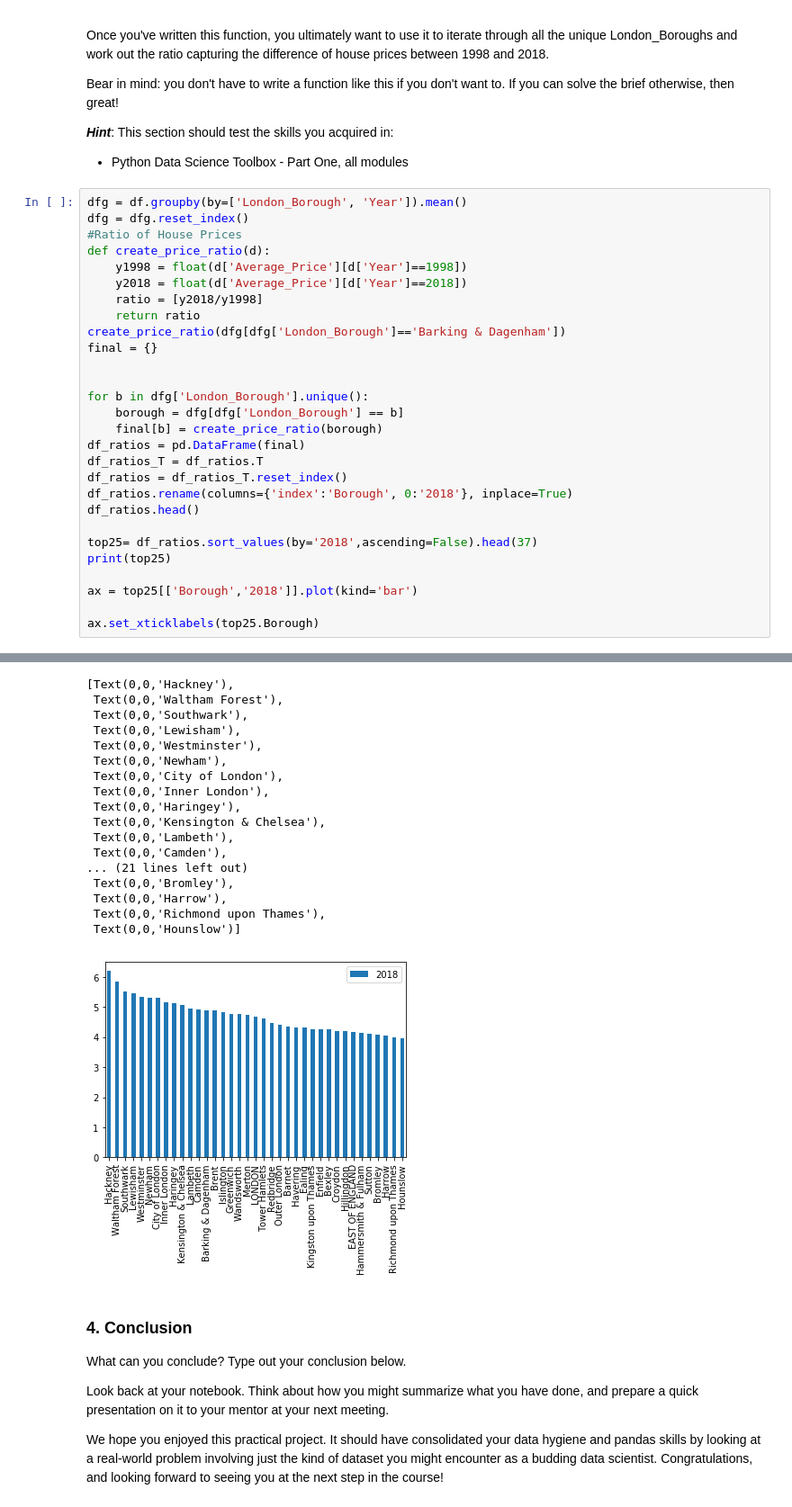
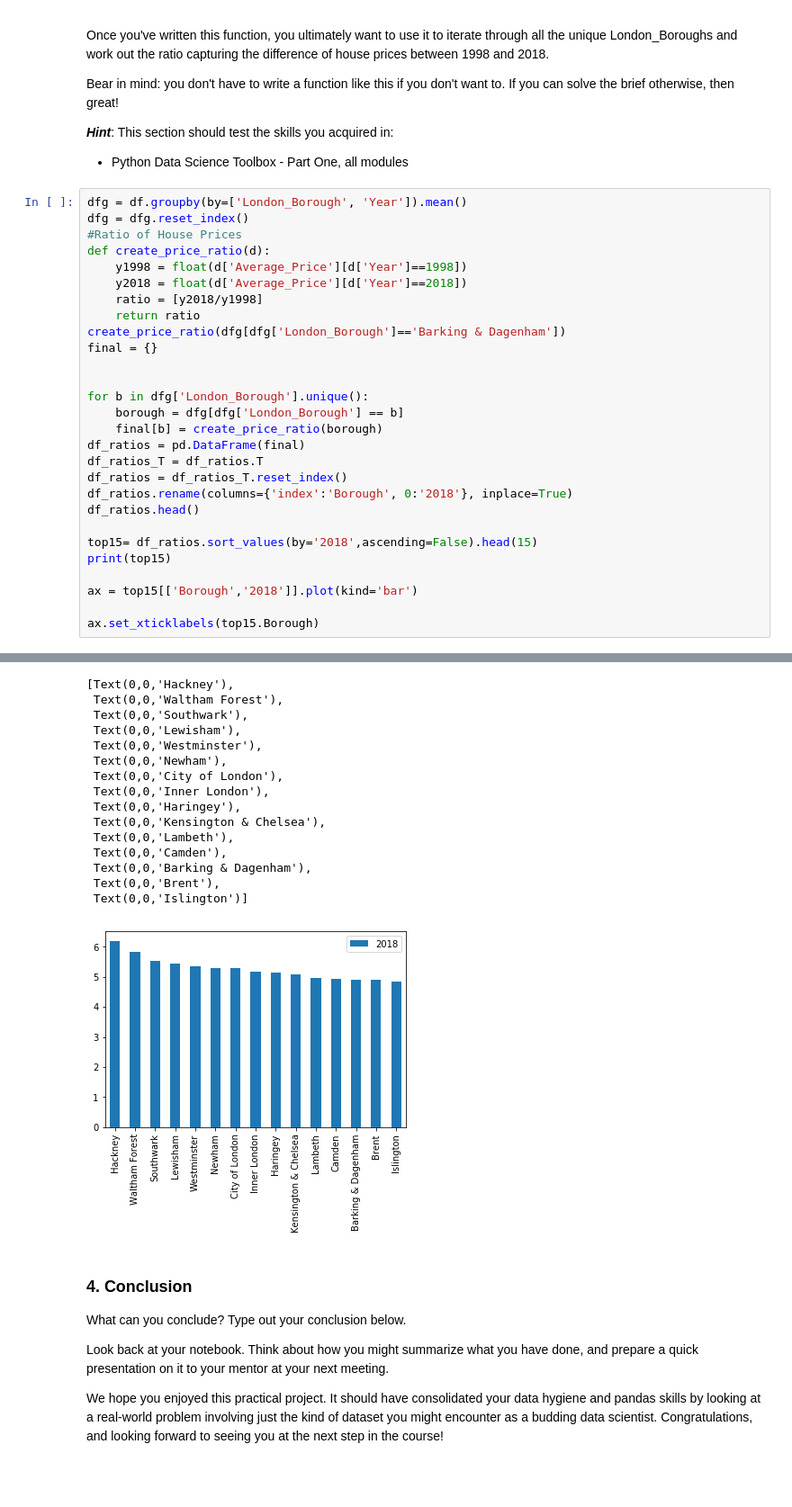
Before and after one commit to tsimon503/U4Project, a Jupyter notebook: Unit 4 Challenge - Tier 3 (2).ipynb, the cells around one changed output, grey strips where cells are left out. Shown at 90% size. Cells and saved outputs as stored; diff of their text form; blank space fills up the shorter version.

```diff
--- a/Unit 4 Challenge - Tier 3 (2).ipynb
+++ b/Unit 4 Challenge - Tier 3 (2).ipynb
@@ -275,12 +275,12 @@ df_ratios = df_ratios_T.reset_index()
 df_ratios.rename(columns={'index':'Borough', 0:'2018'}, inplace=True)
 df_ratios.head()
 
-top25= df_ratios.sort_values(by='2018',ascending=False).head(37)
-print(top25)
+top15= df_ratios.sort_values(by='2018',ascending=False).head(15)
+print(top15)
 
-ax = top25[['Borough','2018']].plot(kind='bar')
+ax = top15[['Borough','2018']].plot(kind='bar')
 
-ax.set_xticklabels(top25.Borough)
+ax.set_xticklabels(top15.Borough)
 # %% [output]
                  Borough      2018
 14               Hackney  6.198286
@@ -302,21 +301,19 @@ ax.set_xticklabels(top25.Borough)
 [Text(0,0,'Hackney'),
  Text(0,0,'Waltham Forest'),
  Text(0,0,'Southwark'),
  Text(0,0,'Lewisham'),
  Text(0,0,'Westminster'),
  Text(0,0,'Newham'),
  Text(0,0,'City of London'),
  Text(0,0,'Inner London'),
  Text(0,0,'Haringey'),
  Text(0,0,'Kensington & Chelsea'),
  Text(0,0,'Lambeth'),
  Text(0,0,'Camden'),
-... (21 lines left out)
- Text(0,0,'Bromley'),
- Text(0,0,'Harrow'),
- Text(0,0,'Richmond upon Thames'),
- Text(0,0,'Hounslow')]
+ Text(0,0,'Barking & Dagenham'),
+ Text(0,0,'Brent'),
+ Text(0,0,'Islington')]
-[figure, old version]
+[figure, new version]
 # %% [markdown]
 ### 4. Conclusion
 What can you conclude? Type out your conclusion below.
```
Also changed, not shown: parts of 1 cell of this notebook.
